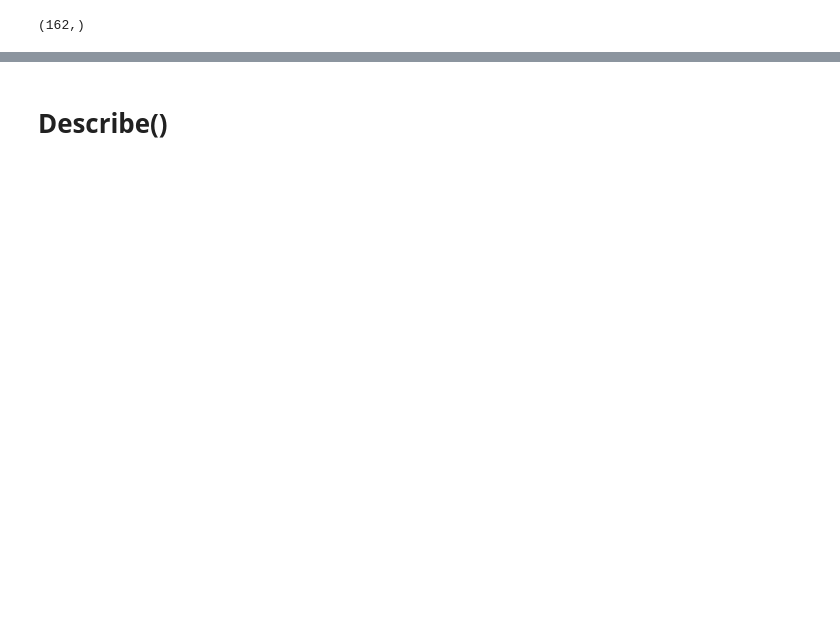
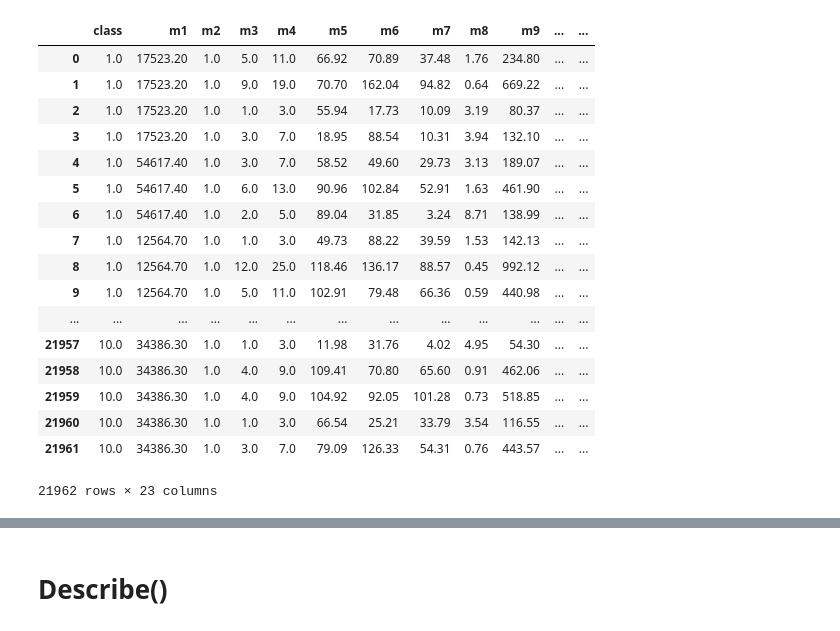
Before and after one commit to epcervantes7/ClassicComputerScienceProblemsInPython, a Jupyter notebook: testes/Untitled.ipynb, the cells around one changed output, grey strips where cells are left out. Saved outputs shown, nothing was run; the diff lists cells and outputs as text; code cells hidden in the pictures; blank space fills up the shorter version.

```diff
--- a/testes/Untitled.ipynb
+++ b/testes/Untitled.ipynb
@@ -15,11 +16,23 @@ df.reset_index()
 X = df.loc[:, 'm1':'m22'].values
 y = df.loc[:, 'class']
-# %%
-print(X[:,0].shape)
-index = 0
-for i in X[:,0]:
-    if not np.isfinite(i):
-        print(index, i)
-    index +=1
-# %% [output]
-(162,)
+# %%
+df
+# %% [output]
+|  | class | m1 | m2 | m3 | m4 | m5 | m6 | m7 | m8 | m9 | ... | ... |
+| 0 | 1.0 | 17523.20 | 1.0 | 5.0 | 11.0 | 66.92 | 70.89 | 37.48 | 1.76 | 234.80 | ... | ... |
+| 1 | 1.0 | 17523.20 | 1.0 | 9.0 | 19.0 | 70.70 | 162.04 | 94.82 | 0.64 | 669.22 | ... | ... |
+| 2 | 1.0 | 17523.20 | 1.0 | 1.0 | 3.0 | 55.94 | 17.73 | 10.09 | 3.19 | 80.37 | ... | ... |
+| 3 | 1.0 | 17523.20 | 1.0 | 3.0 | 7.0 | 18.95 | 88.54 | 10.31 | 3.94 | 132.10 | ... | ... |
+| 4 | 1.0 | 54617.40 | 1.0 | 3.0 | 7.0 | 58.52 | 49.60 | 29.73 | 3.13 | 189.07 | ... | ... |
+| 5 | 1.0 | 54617.40 | 1.0 | 6.0 | 13.0 | 90.96 | 102.84 | 52.91 | 1.63 | 461.90 | ... | ... |
+| 6 | 1.0 | 54617.40 | 1.0 | 2.0 | 5.0 | 89.04 | 31.85 | 3.24 | 8.71 | 138.99 | ... | ... |
+| 7 | 1.0 | 12564.70 | 1.0 | 1.0 | 3.0 | 49.73 | 88.22 | 39.59 | 1.53 | 142.13 | ... | ... |
+| 8 | 1.0 | 12564.70 | 1.0 | 12.0 | 25.0 | 118.46 | 136.17 | 88.57 | 0.45 | 992.12 | ... | ... |
+| 9 | 1.0 | 12564.70 | 1.0 | 5.0 | 11.0 | 102.91 | 79.48 | 66.36 | 0.59 | 440.98 | ... | ... |
+| ... | ... | ... | ... | ... | ... | ... | ... | ... | ... | ... | ... | ... |
+| 21957 | 10.0 | 34386.30 | 1.0 | 1.0 | 3.0 | 11.98 | 31.76 | 4.02 | 4.95 | 54.30 | ... | ... |
+| 21958 | 10.0 | 34386.30 | 1.0 | 4.0 | 9.0 | 109.41 | 70.80 | 65.60 | 0.91 | 462.06 | ... | ... |
+| 21959 | 10.0 | 34386.30 | 1.0 | 4.0 | 9.0 | 104.92 | 92.05 | 101.28 | 0.73 | 518.85 | ... | ... |
+| 21960 | 10.0 | 34386.30 | 1.0 | 1.0 | 3.0 | 66.54 | 25.21 | 33.79 | 3.54 | 116.55 | ... | ... |
+| 21961 | 10.0 | 34386.30 | 1.0 | 3.0 | 7.0 | 79.09 | 126.33 | 54.31 | 0.76 | 443.57 | ... | ... |
+21962 rows × 23 columns
```
Also changed, not shown: parts of 9 cells of this notebook, 20 other files.
